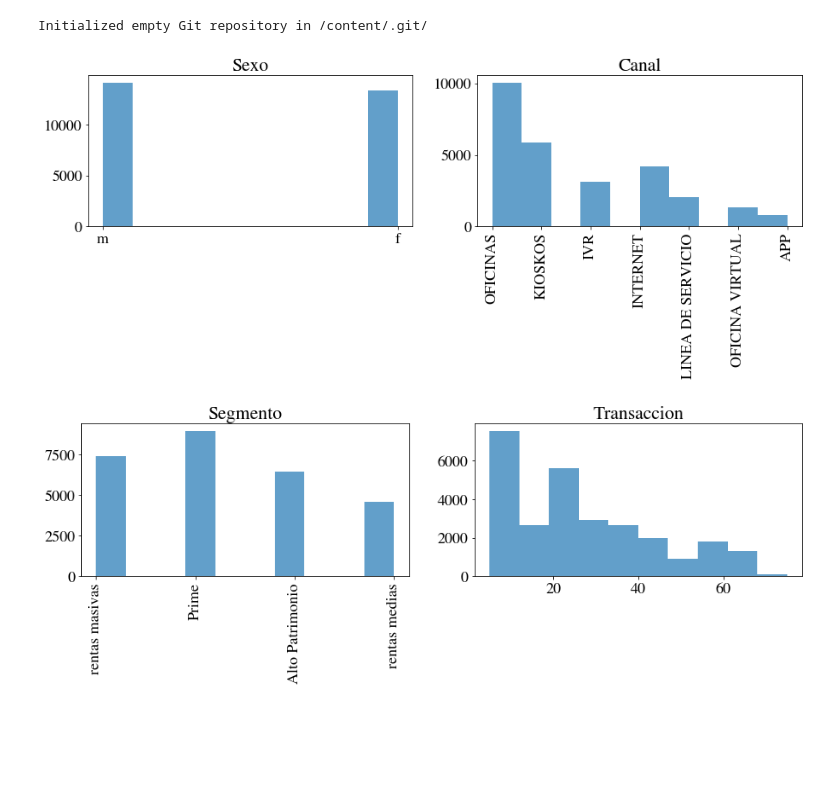
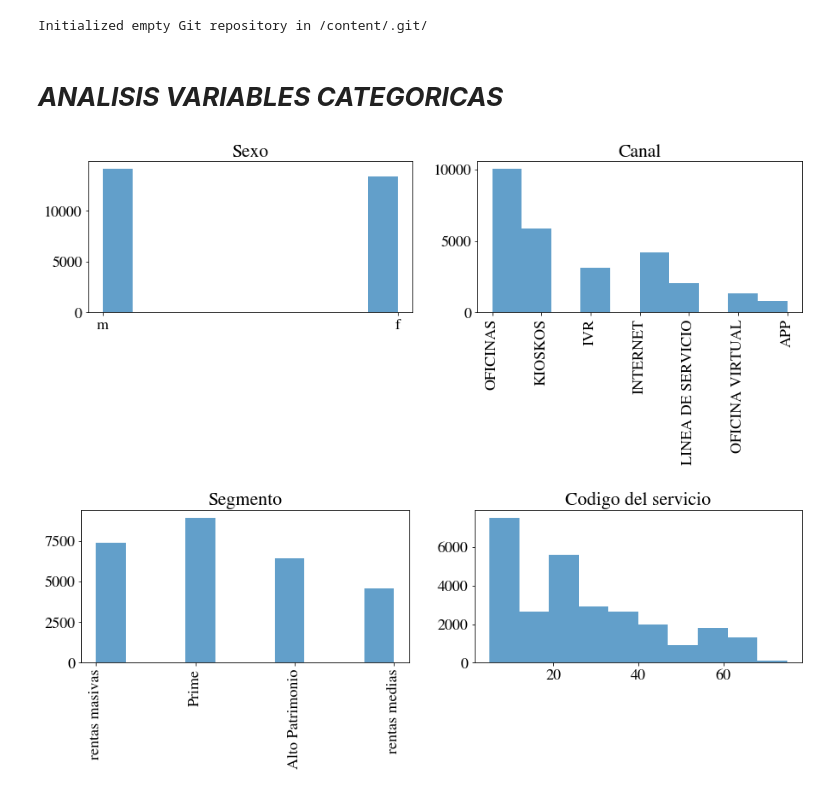
Before and after one commit to caroalvarezf/Trabajo-Especiliazacion, a Jupyter notebook: 01_PREPARACION_DATOS.ipynb, the cells around one changed output. Cells and saved outputs as stored; diff of their text form; code cells hidden in the pictures; blank space fills up the shorter version.

```diff
--- a/01_PREPARACION_DATOS.ipynb
+++ b/01_PREPARACION_DATOS.ipynb
@@ -21,38 +21,40 @@ datos.head()
 !git init
 # %% [output]
 Initialized empty Git repository in /content/.git/
+# %% [markdown]
+# ***ANALISIS VARIABLES CATEGORICAS***
 # %%
 #BD sin eliminar datos atipicos
 
 import matplotlib
 from matplotlib import pyplot
 
 matplotlib.rcParams.update({'font.size': 18, 'font.family': 'STIXGeneral', 'mathtext.fontset': 'stix'})
 
 fig = pyplot.figure(figsize=(15,15))
 ax = fig.add_subplot(4, 2, 1)
 pyplot.hist(datos['sexo'], alpha=0.7)
 pyplot.title('Sexo')
 
 ax = fig.add_subplot(4, 2, 2)
 pyplot.hist(datos["CANAL"], alpha=0.7)
 pyplot.title('Canal')
 pyplot.xticks(rotation=90)
 
 pyplot.show()
 
 fig = pyplot.figure(figsize=(15,15))
 ax = fig.add_subplot(4, 2, 1)
 pyplot.hist(datos["segmento"], alpha=0.7)
 pyplot.title('Segmento')
 pyplot.xticks(rotation=90)
 
 ax = fig.add_subplot(4, 2, 2)
 pyplot.hist(datos["COD_SERVICIO"], alpha=0.7)
-pyplot.title('Transaccion')
+pyplot.title('Codigo del servicio')
 
 
 pyplot.show()
 # %% [output]
 [figure]
-[figure, old version]
+[figure, new version]
```
Also changed, not shown: parts of 3 cells of this notebook.
